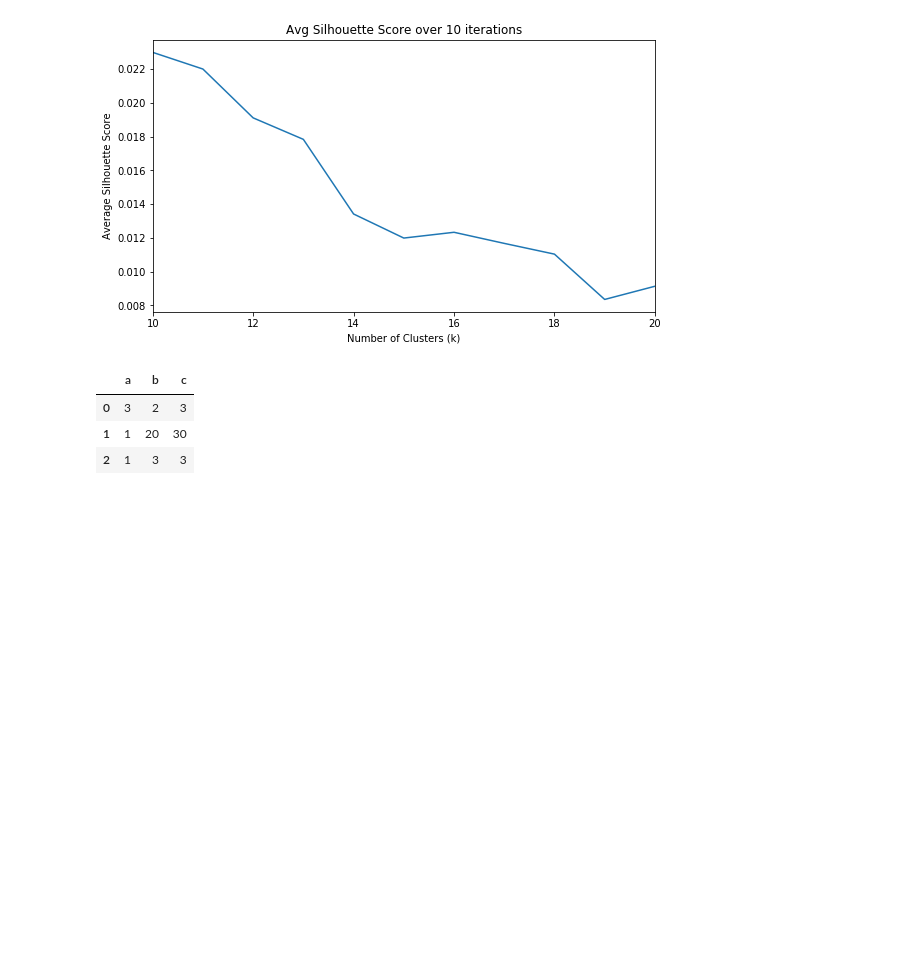
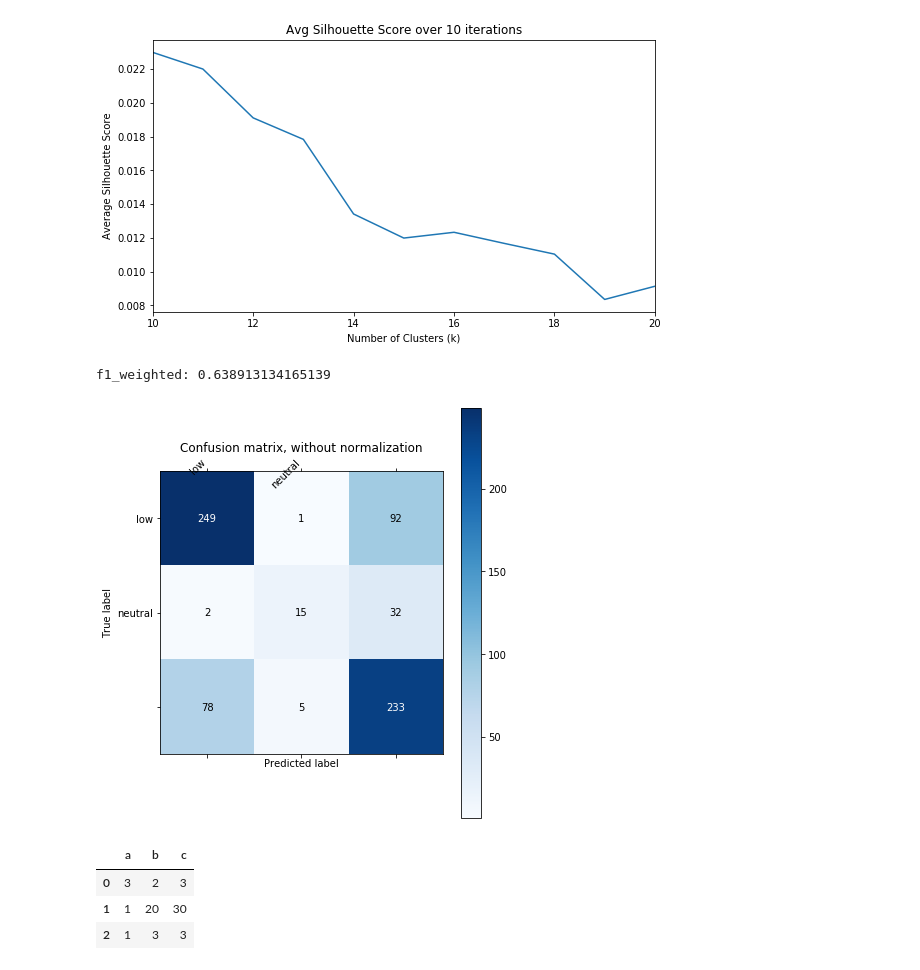
Before and after one commit to anthonybaulo/emerging-adulthood-psych-study, a Jupyter notebook: dev/scrap.ipynb, the cells around one changed output. Cells and saved outputs as stored; diff of their text form; code cells hidden in the pictures; blank space fills up the shorter version.

```diff
--- a/dev/scrap.ipynb
+++ b/dev/scrap.ipynb
@@ -191,3 +240,33 @@ Iteration 9 Complete
+# %%
+def rf_score_and_cm(df, full_df, n_topics, holdout='swb'):
+    keep = [c for c in df.columns if prefix not in c]
+    X = MinMaxScaler().fit_transform(df[keep])
+
+    nmf = NMF(n_components=n_topics, random_state=0,
+              alpha=.3, l1_ratio=.5).fit(X)
+
+    W = nmf.transform(X)
+
+    target = holdout + '_target'
+    y = full_df[target]
+
+    model = RandomForestClassifier(n_estimators=100)
+    score = cross_val_score(model, W, y, cv=5, scoring='f1_weighted', n_jobs=-1)
+    score = np.mean(score)
+    print(f'f1_weighted: {score}')
+
+    X_train, X_test, y_train, y_test = train_test_split(X, y, test_size=0.25, random_state=0)
+    model.fit(X_train, y_train)
+    preds = model.predict(X_test)
+
+    ax = plot_confusion_matrix(y_test, preds)
+
+    return confusion_matrix(y_test, preds)
+# %%
+cm = rf_score_and_cm(df, full_df, 7, 'swb');
+# %% [output]
+f1_weighted: 0.638913134165139
+[figure, added]
 # %%
 data = [{'a': 3, 'b': 2, 'c':3}, {'a':1, 'b': 20, 'c': 30}, {'a':1, 'b': 3, 'c': 3}]
 
```
Also changed, not shown: parts of 1 cell of this notebook.
